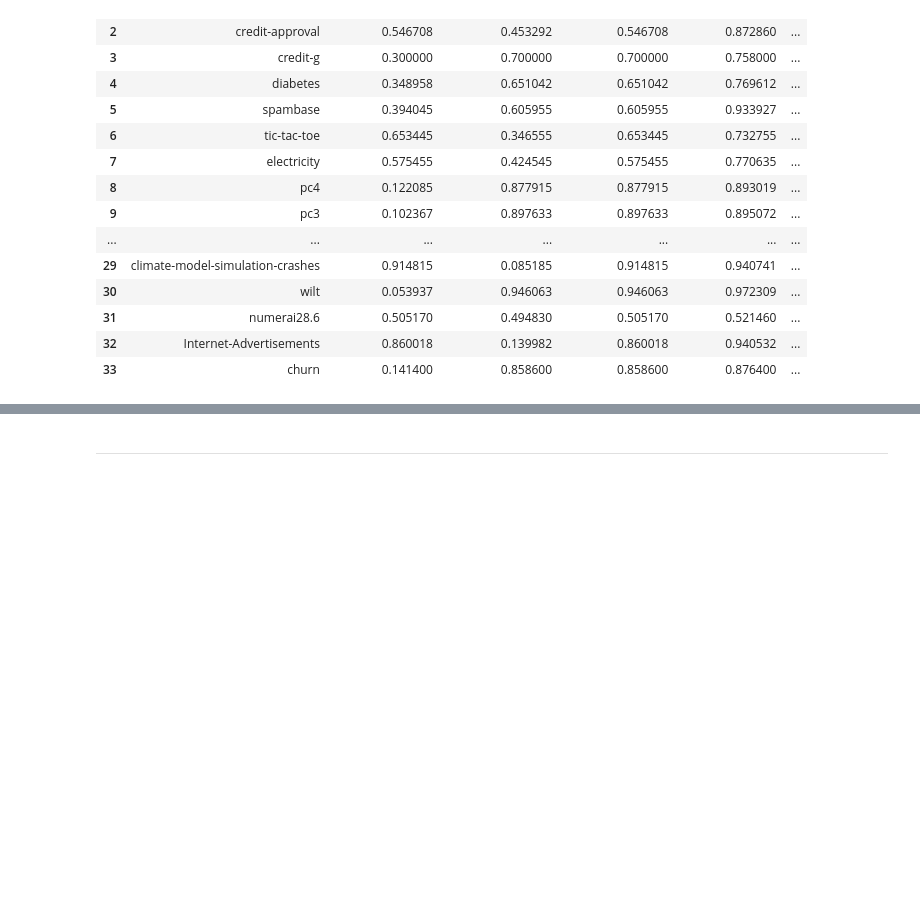
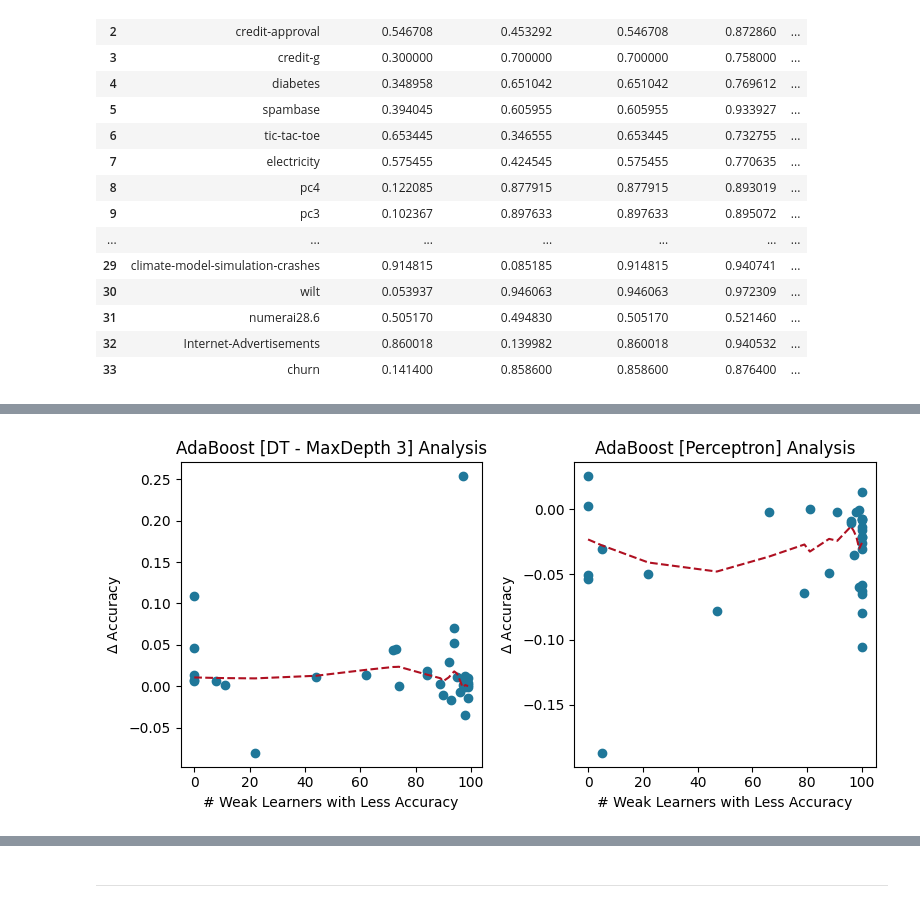
Before and after one commit to EstevesX10/ML1-AdaBoost-Analysis-Optimization, a Jupyter notebook: AdaBoost/AdaBoost.ipynb, the cells around one changed output, grey strips where cells are left out. Saved outputs shown, nothing was run; the diff lists cells and outputs as text; code cells hidden in the pictures; blank space fills up the shorter version.

```diff
--- a/AdaBoost/AdaBoost.ipynb
+++ b/AdaBoost/AdaBoost.ipynb
@@ -458,3 +386,9 @@ Weak_Learner_Modifications_Results
+# %%
+results = Manage_Results(Weak_Learner_Modifications_Results)
+Titles = [f"{Weak_Learner_Modifications_Results_df.columns[idx+4+i]} Analysis" for i in range(len(Weak_Learner_Modifications_Results_df.columns)-5)]
+Plot_Scatterplots(results, Titles, f"$\Delta$ Accuracy", '# Weak Learners with Less Accuracy')
+# %% [output]
+[figure, added]
 # %%
 base_accuracies = Weak_Learner_Modifications_Results_df['AdaBoost [Base]'].to_numpy()
 dt_accuracies = Weak_Learner_Modifications_Results_df['AdaBoost [DT - MaxDepth 3]'].to_numpy()
```
Also changed, not shown: parts of 22 cells of this notebook.
